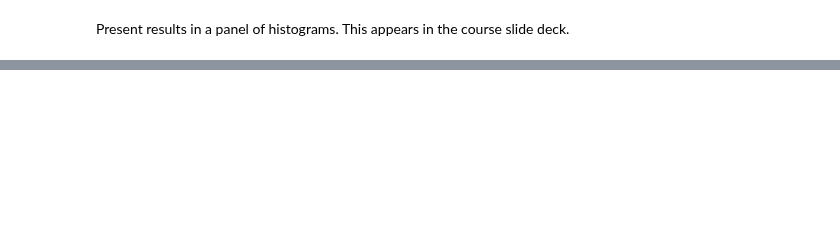
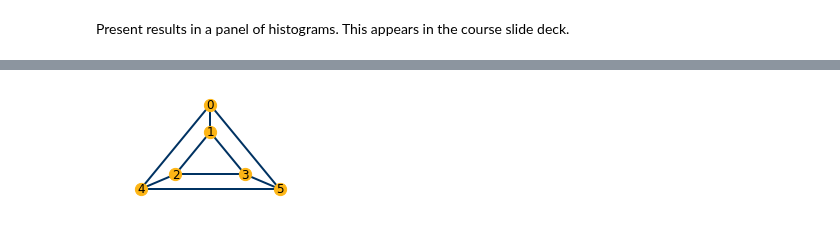
Before and after one commit to bryangraham/short_courses, a Jupyter notebook: SMU_CUHK/Notebooks/SMU_Notebook_4.ipynb, the cells around one changed output, grey strips where cells are left out. Saved outputs shown, nothing was run; the diff lists cells and outputs as text; code cells hidden in the pictures; blank space fills up the shorter version.

```diff
--- a/SMU_CUHK/Notebooks/SMU_Notebook_4.ipynb
+++ b/SMU_CUHK/Notebooks/SMU_Notebook_4.ipynb
@@ -536,0 +661,21 @@ HTML(urllib2.urlopen('http://bit.ly/1Bf5Hft').read())
+# %%
+# Graph-in-hand
+G = nx.Graph([(0,1),(0,4),(0,5),(1,2),(1,3),(2,3),(2,4),(3,5),(4,5)])
+node_pos = {0: [0,2], 1: [0,1.35], 2: [-0.5,0.35], 3: [0.5,0.35], 4: [-1,0], 5: [1,0]}
+# %%
+plt.figure(figsize=(3, 2))
+nx.draw_networkx(G, pos = node_pos, with_labels=True, node_color='#FDB515', \
+                     node_size = 150, \
+                     edge_color='#003262', width=2)
+plt.axis('off')
+ax.axes.set_xlim([-1.25,1.25])
+ax.axes.set_ylim([-0.25,2.25])
+ax.axes.get_xaxis().set_visible(False)
+ax.axes.get_yaxis().set_visible(False)
+
+# Save result
+plt.tight_layout()
+plt.savefig(graphics+'blitzstein_diaconis_target_fig.eps', bbox_inches='tight', dpi=500)
+plt.savefig(graphics+'blitzstein_diaconis_target_fig.png', bbox_inches='tight', dpi=500)
+# %% [output]
+[figure, added]
```
Also changed, not shown: parts of 12 cells of this notebook, 5 other files.
